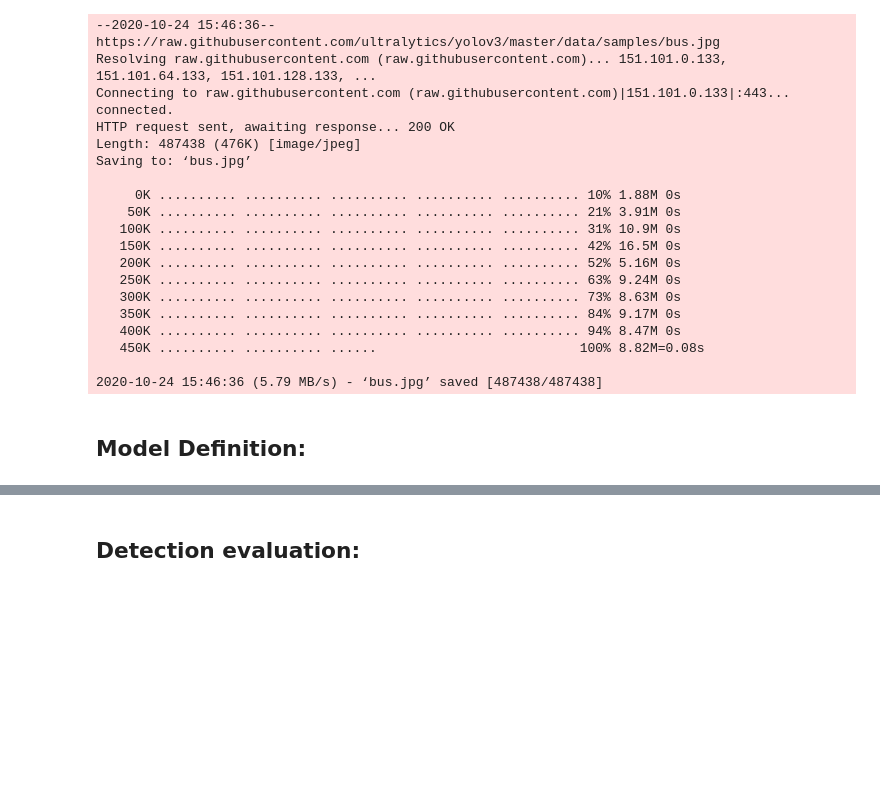
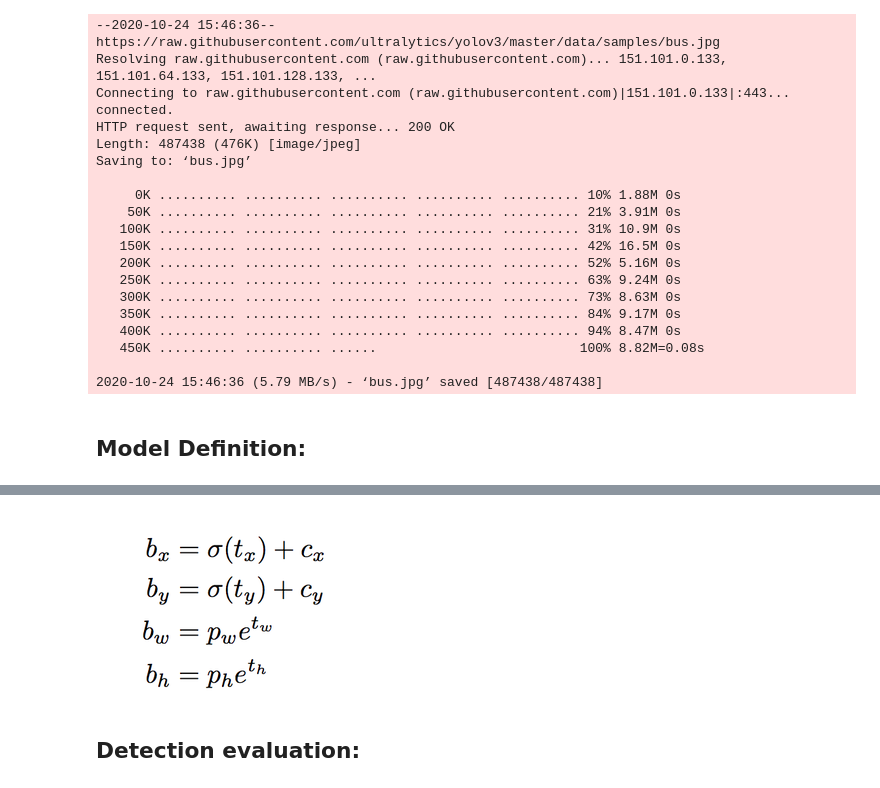
Before and after one commit to mcheng89/machine_learning, a Jupyter notebook: 4_YOLOv3.ipynb, the cells around one changed output, grey strips where cells are left out. Cells and saved outputs as stored; diff of their text form; code cells hidden in the pictures; blank space fills up the shorter version.

```diff
--- a/4_YOLOv3.ipynb
+++ b/4_YOLOv3.ipynb
@@ -205,3 +224,7 @@ class FeatureFusion(nn.Module):
+# %%
+showImage('/content/gdrive/My Drive/development/ai/4-yolov3/readme/positions.png', 250)
+# %% [output]
+[figure, added]
 # %%
 class YOLOLayer(nn.Module):
     """Detection layer"""
```
Also changed, not shown: parts of 5 cells of this notebook.
